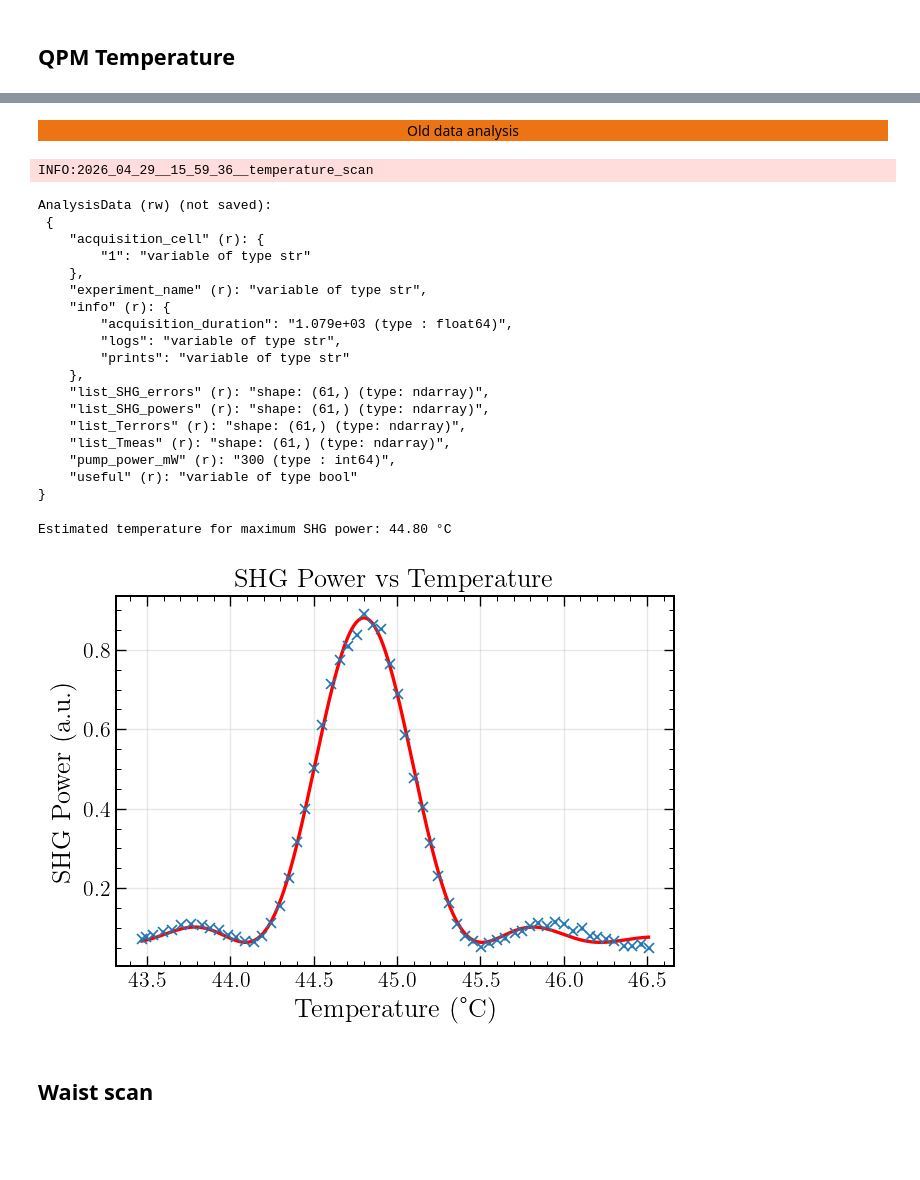
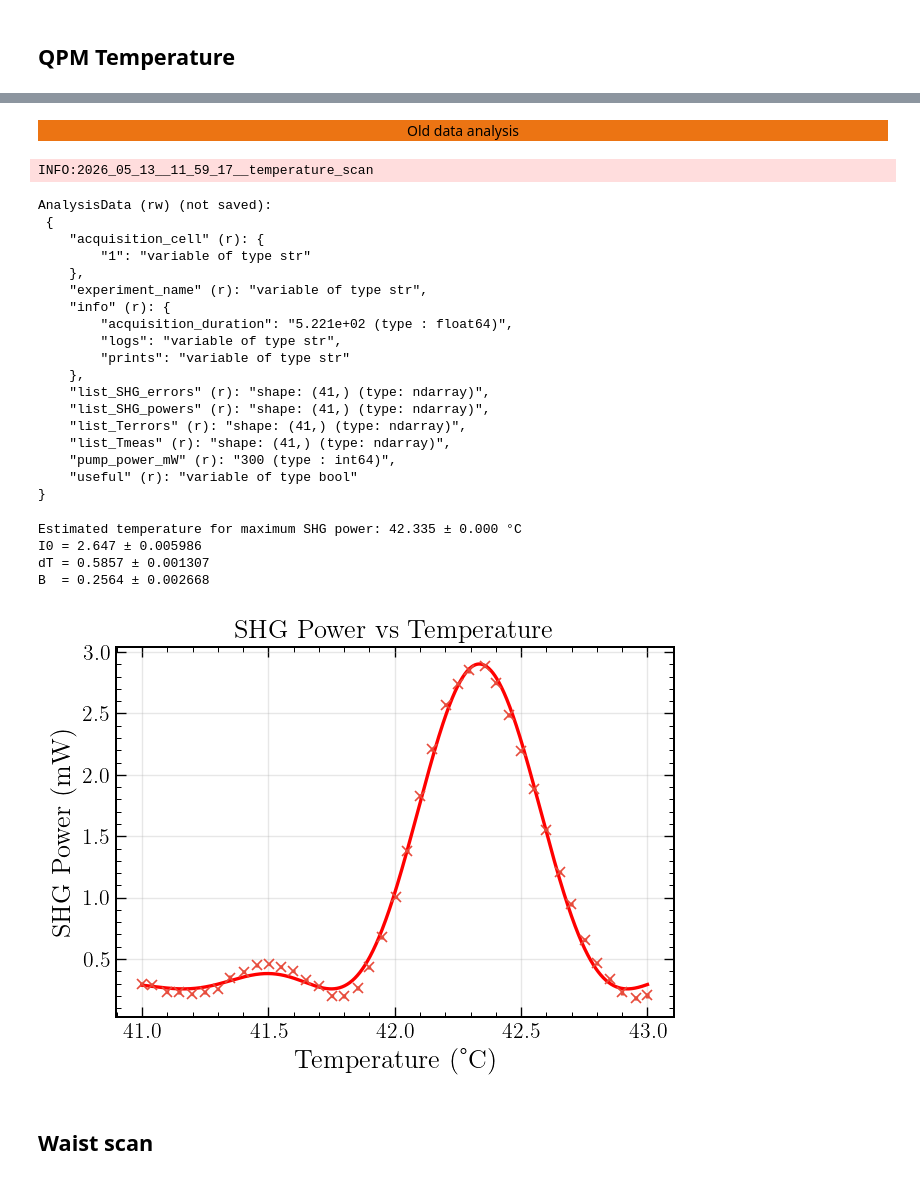
Before and after one commit to eq15t-panda/PANDAManager, a Jupyter notebook: plots_shg.ipynb, the cells around one changed output, grey strips where cells are left out. Saved outputs shown, nothing was run; the diff lists cells and outputs as text; code cells hidden in the pictures; blank space fills up the shorter version.

```diff
--- a/plots_shg.ipynb
+++ b/plots_shg.ipynb
@@ -22,8 +23,9 @@ print(folder_data_files)
 # %%
 # fine data scan :
 name_exp = 'temperature_scan'
-name = "2026_04_29__15_59_36__temperature_scan.h5"
+# name = "2026_04_29__15_59_36__temperature_scan.h5"
 # name = "2026_05_05__08_48_24__temperature_scan.h5"
+name = "2026_05_13__11_59_17__temperature_scan.h5"
 full_path = os.path.join(path_folder_data, name_exp, name)
 aqm = AcquisitionAnalysisManager( os.path.join(path_folder_data, name_exp))
 aqm.analysis_cell(filename=full_path)
@@ -31,7 +33,7 @@ aqm.analysis_cell(filename=full_path)
 print(aqm.data)
 # %% [output]
 Old data analysis
-INFO:2026_04_29__15_59_36__temperature_scan
+INFO:2026_05_13__11_59_17__temperature_scan
 AnalysisData (rw) (not saved):
  {
     "acquisition_cell" (r): {
@@ -39,14 +41,14 @@ AnalysisData (rw) (not saved):
     },
     "experiment_name" (r): "variable of type str",
     "info" (r): {
-        "acquisition_duration": "1.079e+03 (type : float64)",
+        "acquisition_duration": "5.221e+02 (type : float64)",
         "logs": "variable of type str",
         "prints": "variable of type str"
     },
-    "list_SHG_errors" (r): "shape: (61,) (type: ndarray)",
-    "list_SHG_powers" (r): "shape: (61,) (type: ndarray)",
-    "list_Terrors" (r): "shape: (61,) (type: ndarray)",
-    "list_Tmeas" (r): "shape: (61,) (type: ndarray)",
+    "list_SHG_errors" (r): "shape: (41,) (type: ndarray)",
+    "list_SHG_powers" (r): "shape: (41,) (type: ndarray)",
+    "list_Terrors" (r): "shape: (41,) (type: ndarray)",
+    "list_Tmeas" (r): "shape: (41,) (type: ndarray)",
     "pump_power_mW" (r): "300 (type : int64)",
     "useful" (r): "variable of type bool"
 }
@@ -64,42 +75,60 @@ def qpm_fit(T, I0, T0, dT, B):
     x = (T - T0) / dT
     return I0 * ((np.sinc(x))**2) + B
 # %%
-# Generate fit data
-# ---- initial guess ----
+# protect against zero/invalid uncertainties
+sigma = np.asarray(list_Perr, dtype=float)
+sigma[~np.isfinite(sigma) | (sigma <= 0)] = np.nanmedian(sigma[sigma > 0])
+
 p0 = [
-    np.max(list_P) - np.min(list_P),        # amplitude
-    list_T[np.argmax(list_P)],              # center
-(np.max(list_T)-np.min(list_T))/10,         # width guess
-    np.min(list_P)                          # background
+    np.max(list_P) - np.min(list_P),
+    list_T[np.argmax(list_P)],
+    (np.max(list_T) - np.min(list_T)) / 10,
+    np.min(list_P)
 ]
 
-# ---- weighted fit ----
+bounds = (
+    [0, np.min(list_T), 1e-6, -np.inf],   # lower: I0, T0, dT, B
+    [np.inf, np.max(list_T), np.inf, np.inf]
+)
+
 popt, pcov = curve_fit(
     qpm_fit,
-    list_T, list_P,
+    list_T,
+    list_P,
     p0=p0,
-    sigma=list_Perr,
-    absolute_sigma=True
+    sigma=sigma,
+    absolute_sigma=True,
+    bounds=bounds,
+    maxfev=10000
 )
 
-Tfit = np.linspace(np.min(list_T), np.max(list_T), 500)
-# Find temperature at maximum SHG power from fit
-T_fit_max = popt[1]  # T0 from fit parameters
-print(f"Estimated temperature for maximum SHG power: {T_fit_max:.2f} °C")
+I0, T0, dT, B = popt
+perr = np.sqrt(np.diag(pcov))
+
+print(f"Estimated temperature for maximum SHG power: {T0:.3f} ± {perr[1]:.3f} °C")
+print(f"I0 = {I0:.4g} ± {perr[0]:.4g}")
+print(f"dT = {dT:.4g} ± {perr[2]:.4g}")
+print(f"B  = {B:.4g} ± {perr[3]:.4g}")
+
+Tfit = np.linspace(np.min(list_T), np.max(list_T), 1000)
+Pfit = qpm_fit(Tfit, *popt)
 # %% [output]
-Estimated temperature for maximum SHG power: 44.80 °C
+Estimated temperature for maximum SHG power: 42.335 ± 0.000 °C
+I0 = 2.647 ± 0.005986
+dT = 0.5857 ± 0.001307
+B  = 0.2564 ± 0.002668
 # %%
 set_plot_style()
 
 plt.errorbar(list_T, list_P , xerr=list_Terr, yerr=list_Perr, fmt='x', label='data')
 plt.plot(Tfit, qpm_fit(Tfit, *popt), 'r-', label='fit')
 plt.xlabel('Temperature (°C)')
-plt.ylabel('SHG Power (a.u.)')
+plt.ylabel('SHG Power (mW)')
 plt.title('SHG Power vs Temperature')
 plt.grid()
 plt.show()
 # %% [output]
-[figure, old version]
+[figure, new version]
 # %% [markdown]
 ## Waist scan
 # %%
```
Also changed, not shown: parts of 2 cells of this notebook, 13 other files.
